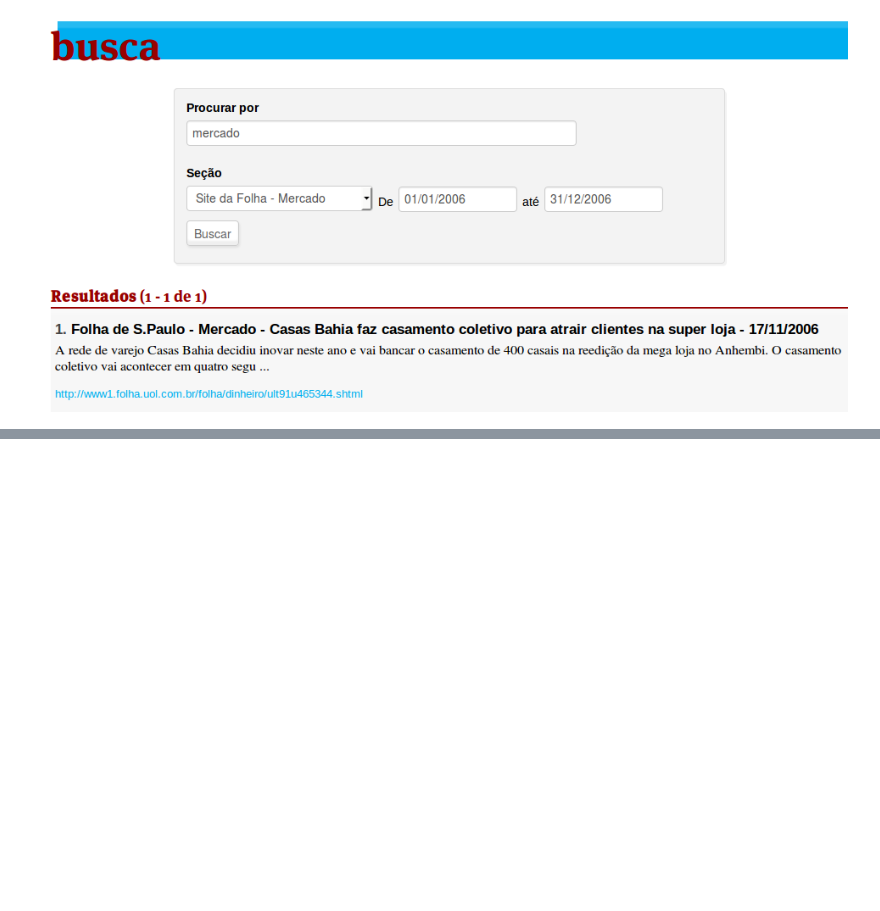
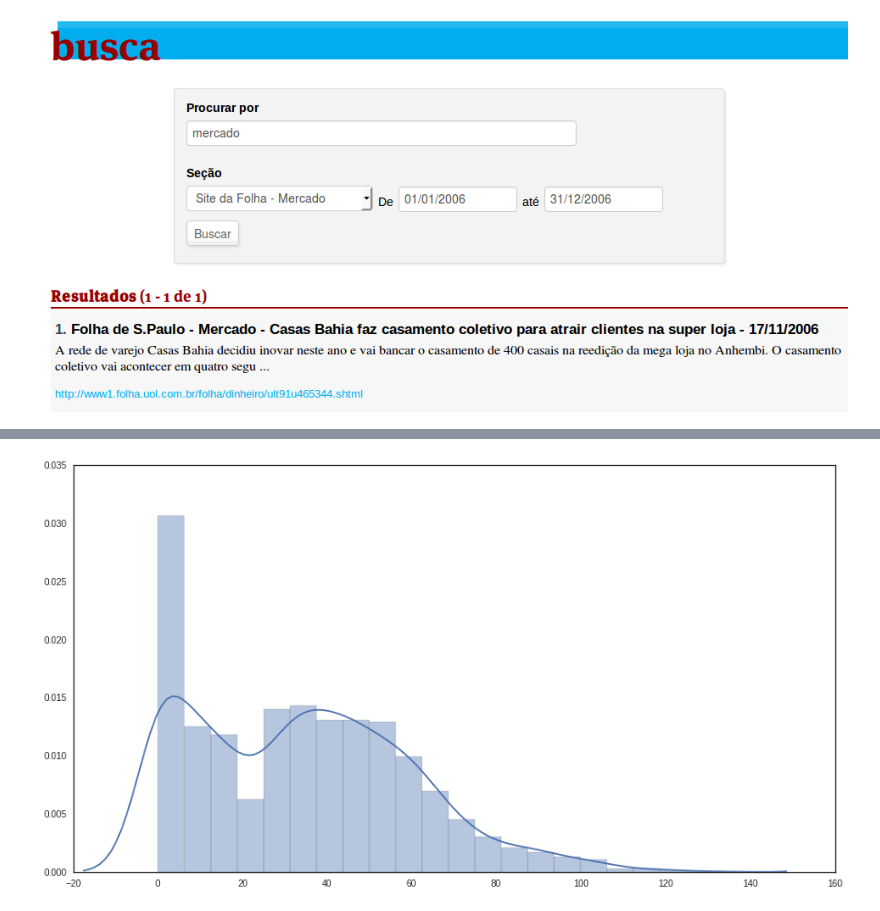
Before and after one commit to zegildo/PhD, a Jupyter notebook: src/scriptPython/TestingSeaborn.ipynb, the cells around one changed output, grey strips where cells are left out. Drawn from its saved outputs; the diff is of its cells as text; code cells hidden in the pictures; blank space fills up the shorter version.

```diff
--- a/src/scriptPython/TestingSeaborn.ipynb
+++ b/src/scriptPython/TestingSeaborn.ipynb
@@ -130,0 +182,10 @@ g.set_ylabels("Volume de Noticipas Publicadas por Ano")
+# %%
+"""
+Apresentação a densidade de probabilidade entre 2010 e 2015 para a Folha de São Paulo.
+
+"""
+vol_2010_2015_FOLHASP =  vol_2010_2015[vol_2010_2015.Jornal.isin(["FOLHASP"])]
+quantidade = [row.Quantidade for index,row in vol_2010_2015_FOLHASP.iterrows()]
+sns.distplot(quantidade, hist=True);
+# %% [output]
+[figure, added]
```
Also changed, not shown: parts of 40 cells of this notebook, 1 other file.
